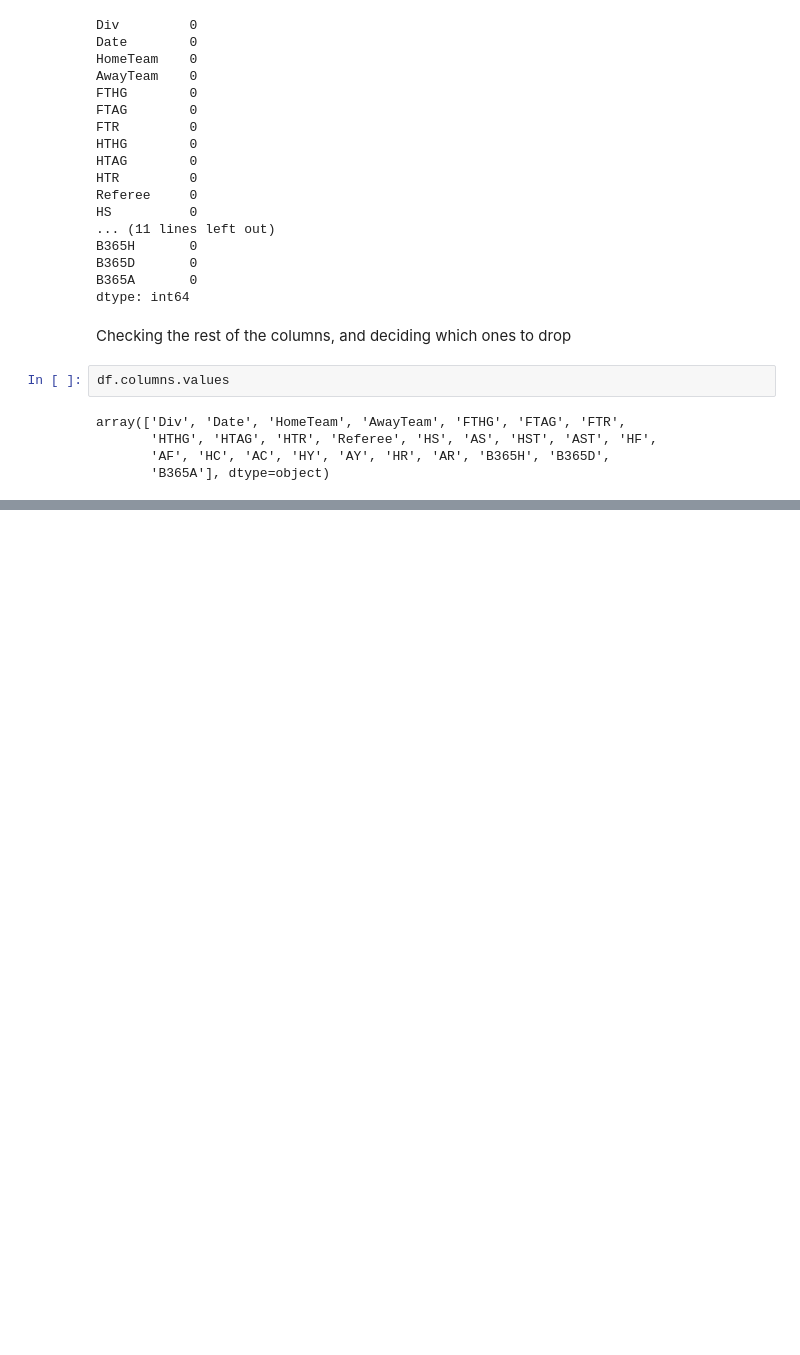
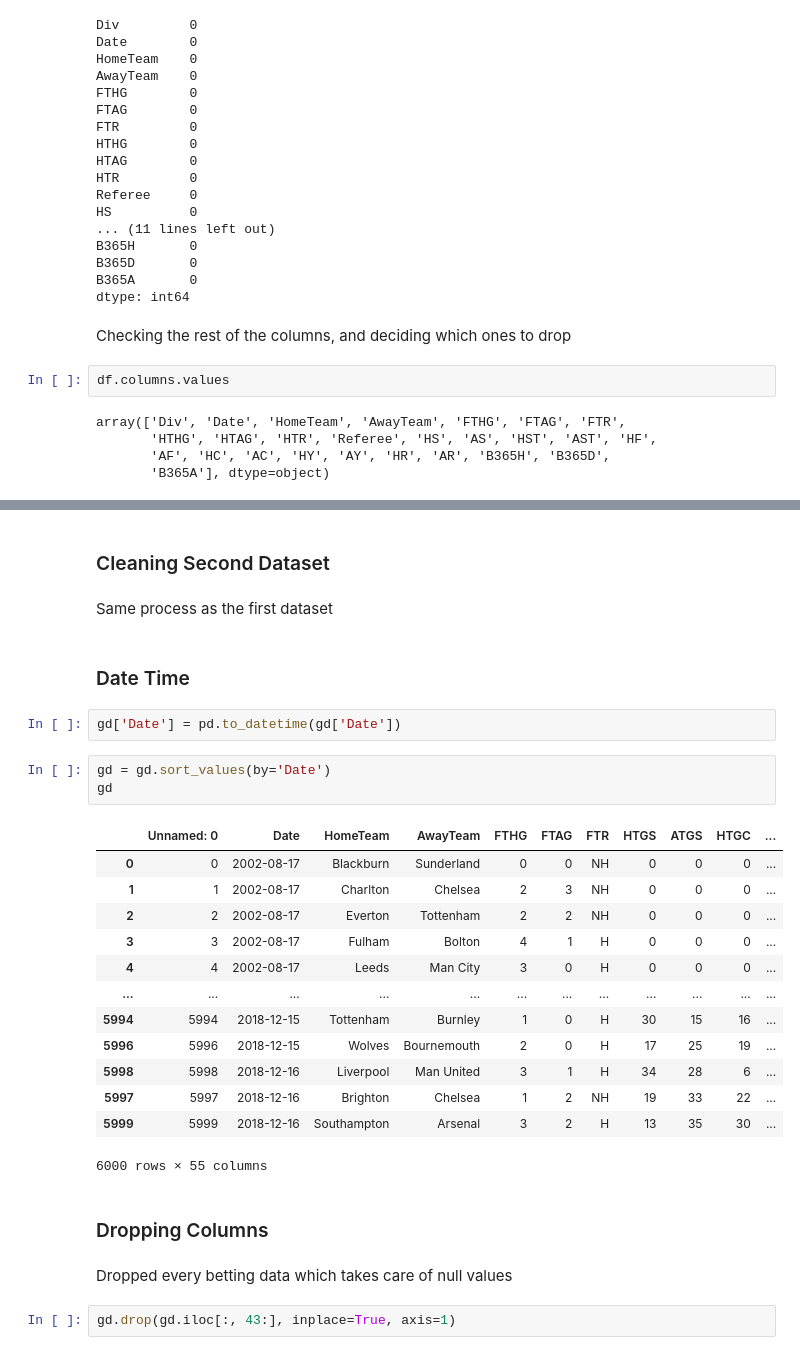
Before and after one commit to barteaga10/Premier-League-Prediction, a Jupyter notebook: Data Gathering & Cleaning .ipynb, the cells around one changed output, grey strips where cells are left out. Saved outputs shown, nothing was run; the diff lists cells and outputs as text; blank space fills up the shorter version.

Commit message:
updated   clean data

```diff
--- a/Data Gathering & Cleaning .ipynb
+++ b/Data Gathering & Cleaning .ipynb
@@ -253,0 +333,31 @@ array(['Div', 'Date', 'HomeTeam', 'AwayTeam', 'FTHG', 'FTAG', 'FTR',
+# %% [markdown]
+### Cleaning Second Dataset
+# %% [markdown]
+Same process as the first dataset
+# %% [markdown]
+### Date Time
+# %%
+gd['Date'] = pd.to_datetime(gd['Date'])
+# %%
+gd = gd.sort_values(by='Date')
+gd
+# %% [output]
+|  | Unnamed: 0 | Date | HomeTeam | AwayTeam | FTHG | FTAG | FTR | HTGS | ATGS | HTGC | ... |
+| 0 | 0 | 2002-08-17 | Blackburn | Sunderland | 0 | 0 | NH | 0 | 0 | 0 | ... |
+| 1 | 1 | 2002-08-17 | Charlton | Chelsea | 2 | 3 | NH | 0 | 0 | 0 | ... |
+| 2 | 2 | 2002-08-17 | Everton | Tottenham | 2 | 2 | NH | 0 | 0 | 0 | ... |
+| 3 | 3 | 2002-08-17 | Fulham | Bolton | 4 | 1 | H | 0 | 0 | 0 | ... |
+| 4 | 4 | 2002-08-17 | Leeds | Man City | 3 | 0 | H | 0 | 0 | 0 | ... |
+| ... | ... | ... | ... | ... | ... | ... | ... | ... | ... | ... | ... |
+| 5994 | 5994 | 2018-12-15 | Tottenham | Burnley | 1 | 0 | H | 30 | 15 | 16 | ... |
+| 5996 | 5996 | 2018-12-15 | Wolves | Bournemouth | 2 | 0 | H | 17 | 25 | 19 | ... |
+| 5998 | 5998 | 2018-12-16 | Liverpool | Man United | 3 | 1 | H | 34 | 28 | 6 | ... |
+| 5997 | 5997 | 2018-12-16 | Brighton | Chelsea | 1 | 2 | NH | 19 | 33 | 22 | ... |
+| 5999 | 5999 | 2018-12-16 | Southampton | Arsenal | 3 | 2 | H | 13 | 35 | 30 | ... |
+6000 rows × 55 columns
+# %% [markdown]
+### Dropping Columns
+# %% [markdown]
+Dropped every betting data which takes care of null values
+# %%
+gd.drop(gd.iloc[:, 43:], inplace=True, axis=1)
```
Also changed, not shown: parts of 19 cells of this notebook.
